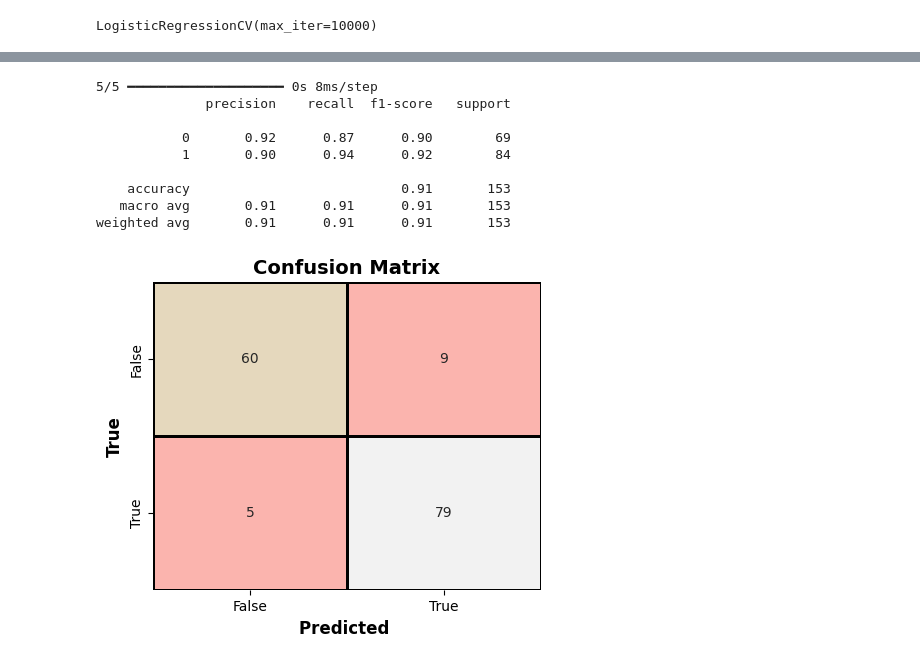
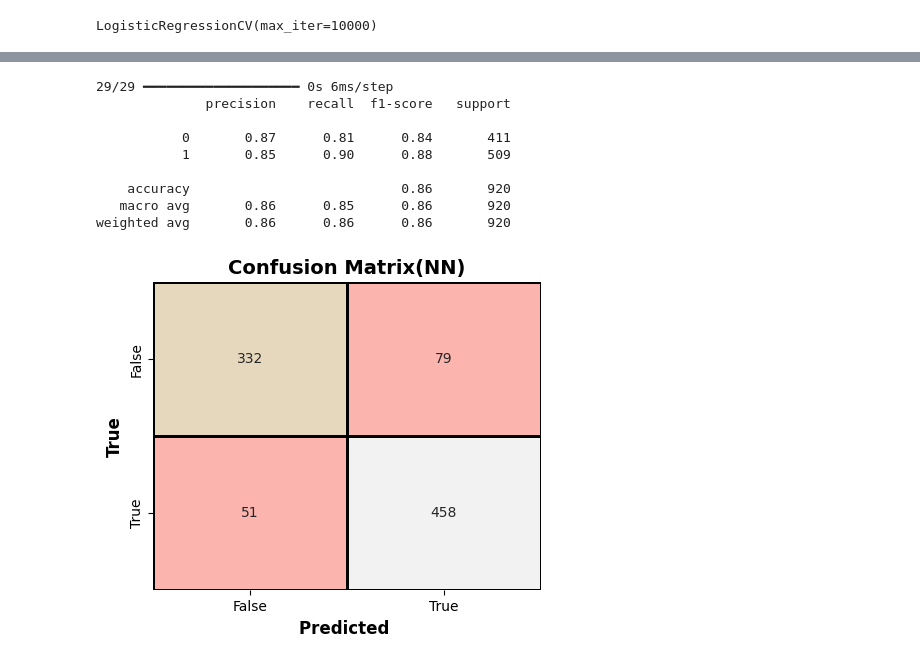
Before and after one commit to vu-xuan-hung/heart_disease-logistic-neural-, a Jupyter notebook: logistic_regression.ipynb, the cells around one changed output, grey strips where cells are left out. Saved outputs shown, nothing was run; the diff lists cells and outputs as text; code cells hidden in the pictures.

```diff
--- a/logistic_regression.ipynb
+++ b/logistic_regression.ipynb
@@ -212,7 +217,7 @@ cost 0.4170766328913329
 # %%
 from sklearn.linear_model import LogisticRegressionCV
 model_cv = LogisticRegressionCV(max_iter=10000)
-model_cv.fit(X_train_scaled, y_train)
+model_cv.fit(X_train_scaled, y)
 # %% [output]
 LogisticRegressionCV(max_iter=10000)
 # %%
@@ -302,20 +307,20 @@ from tensorflow.keras.models import Sequential # type: ignore
 from tensorflow.keras.layers import Dense # type: ignore
 from tensorflow.keras.losses import BinaryCrossentropy # type: ignore
 tf.config.run_functions_eagerly(True)
-m,n = X_train.shape
+m,n = X.shape
 model_tfuci = Sequential([
-    Dense(128,name='layer1' ,activation='relu',
+    Dense(64,name='layer1' ,activation='relu',
                           kernel_initializer='he_normal',
-                          input_shape=(X_train.shape[1],)),
+                          input_shape=(X.shape[1],)),
     tf.keras.layers.BatchNormalization(),
     tf.keras.layers.Dropout(0.30),
 
-    Dense(64, name='layer2', activation='relu',
+    Dense(32, name='layer2', activation='relu',
                           kernel_initializer='he_normal'),
     tf.keras.layers.BatchNormalization(),
     tf.keras.layers.Dropout(0.30),
 
-    Dense(32, name='layer3', activation='relu'),
+    Dense(16, name='layer3', activation='relu'),
     tf.keras.layers.Dropout(0.20),
 
     Dense(1, name='output_layer',activation='linear')
@@ -349,8 +354,8 @@ Model: "sequential_1"
 from sklearn.model_selection import train_test_split
 
 X_train, X_test, y_train, y_test = train_test_split(
-   X_train, y_train, test_size=0.2,
-    stratify=y_train,
+   X, y, test_size=0.2,
+    stratify=y,
     random_state=42
 )
 
@@ -369,22 +374,22 @@ np.random.seed(1)
 tf.random.set_seed(1)
 early = tf.keras.callbacks.EarlyStopping(
     monitor='val_loss',
-    patience=36,
+    patience=60,
     restore_best_weights=True
 )#để dừng sớm tránh overfit
 
-reduce_lr = tf.keras.callbacks.ReduceLROnPlateau(
-    monitor='val_loss',
-    factor=0.5,
-    patience=36,
-    min_lr=1e-5
-)#giảm learing_rate khi đến epoch nhất định
+# reduce_lr = tf.keras.callbacks.ReduceLROnPlateau(
+#     monitor='val_loss',
+#     factor=0.5,
+#     patience=60,
+#     min_lr=1e-5
+# )#giảm learing_rate khi đến epoch nhất định
 model_tfuci.fit(
     X_train, y_train,
     validation_data=(X_test, y_test),
     epochs=200,
     batch_size=32,
-    callbacks=[early, reduce_lr],
+    callbacks=[],
     verbose=1
 )
 logit=model_tfuci(X_test)
@@ -449,46 +453,46 @@ print(y_pred)
 [[1]]
 # %%
 from sklearn.metrics import classification_report
-logit=model_tfuci.predict(X_train)
+logit=model_tfuci.predict(X)
 f_x=tf.nn.sigmoid(logit).numpy()
 y_pred=(f_x>=0.5).astype(int)
-print(classification_report(y_train,y_pred))
+print(classification_report(y,y_pred))
 # %% [output]
-5/5 ━━━━━━━━━━━━━━━━━━━━ 0s 8ms/step
+29/29 ━━━━━━━━━━━━━━━━━━━━ 0s 6ms/step
               precision    recall  f1-score   support
 
-           0       0.92      0.87      0.90        69
-           1       0.90      0.94      0.92        84
+           0       0.87      0.81      0.84       411
+           1       0.85      0.90      0.88       509
 
-    accuracy                           0.91       153
-   macro avg       0.91      0.91      0.91       153
-weighted avg       0.91      0.91      0.91       153
+    accuracy                           0.86       920
+   macro avg       0.86      0.85      0.86       920
+weighted avg       0.86      0.86      0.86       920
 # %%
 from sklearn.metrics import confusion_matrix
 import matplotlib.pyplot as plt
 import seaborn as sns
 import numpy as np
 
 # confusion matrix
-cm = confusion_matrix(y_train, y_pred)
+cm = confusion_matrix(y, y_pred)
 plt.figure(figsize=(5, 4))
 
 sns.heatmap(
     cm,
     annot=True,
     fmt="d",
     cmap="Pastel1",
     cbar=False,
     linewidths=1,
     linecolor="black",
     xticklabels=["False", "True"],
     yticklabels=["False", "True"]
 )
 
 plt.xlabel("Predicted ", fontsize=12, fontweight="bold")
 plt.ylabel("True", fontsize=12, fontweight="bold")
 plt.title("Confusion Matrix(NN)", fontsize=14, fontweight="bold")
 
 plt.show()
 # %% [output]
-[figure, old version]
+[figure, new version]
```
Also changed, not shown: parts of 17 cells of this notebook.
